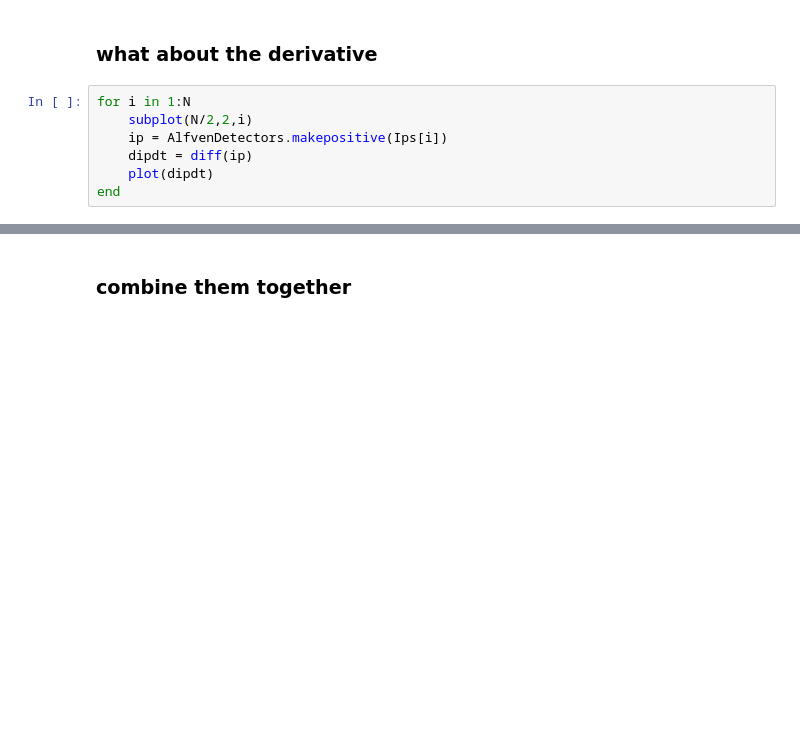
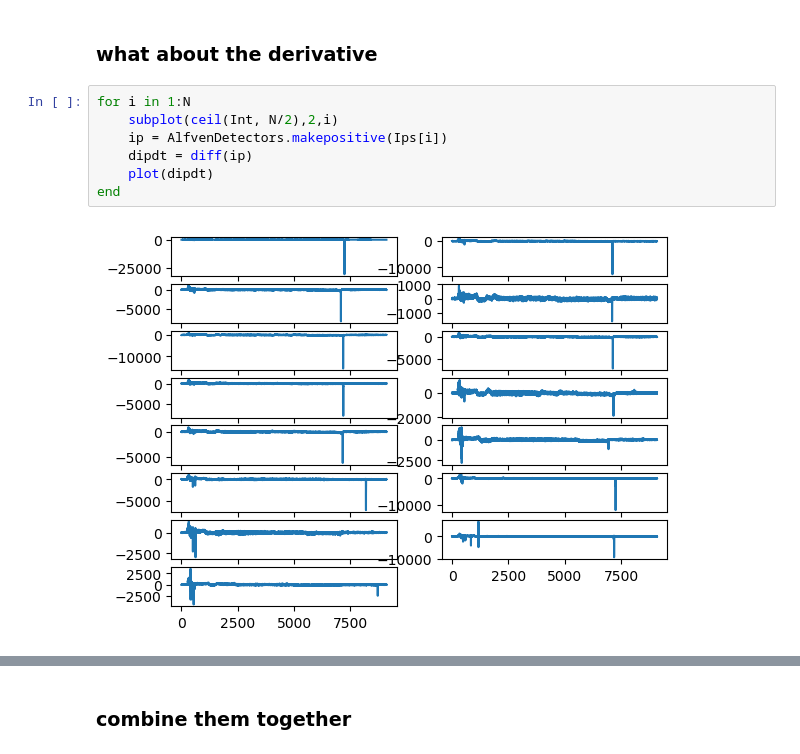
Before and after one commit to vitskvara/AlfvenDetectors.jl, a Jupyter notebook: notebooks/flattop.ipynb, the cells around one changed output, grey strips where cells are left out. Cells and saved outputs as stored; diff of their text form; blank space fills up the shorter version.

```diff
--- a/notebooks/flattop.ipynb
+++ b/notebooks/flattop.ipynb
@@ -37,10 +66,12 @@ end
 ### what about the derivative
 # %%
 for i in 1:N
-    subplot(N/2,2,i)
+    subplot(ceil(Int, N/2),2,i)
     ip = AlfvenDetectors.makepositive(Ips[i])
     dipdt = diff(ip)
     plot(dipdt)
 end
+# %% [output]
+[figure, added]
 # %%
 for i in 1:N
```
Also changed, not shown: parts of 10 cells of this notebook, 11 other files.
